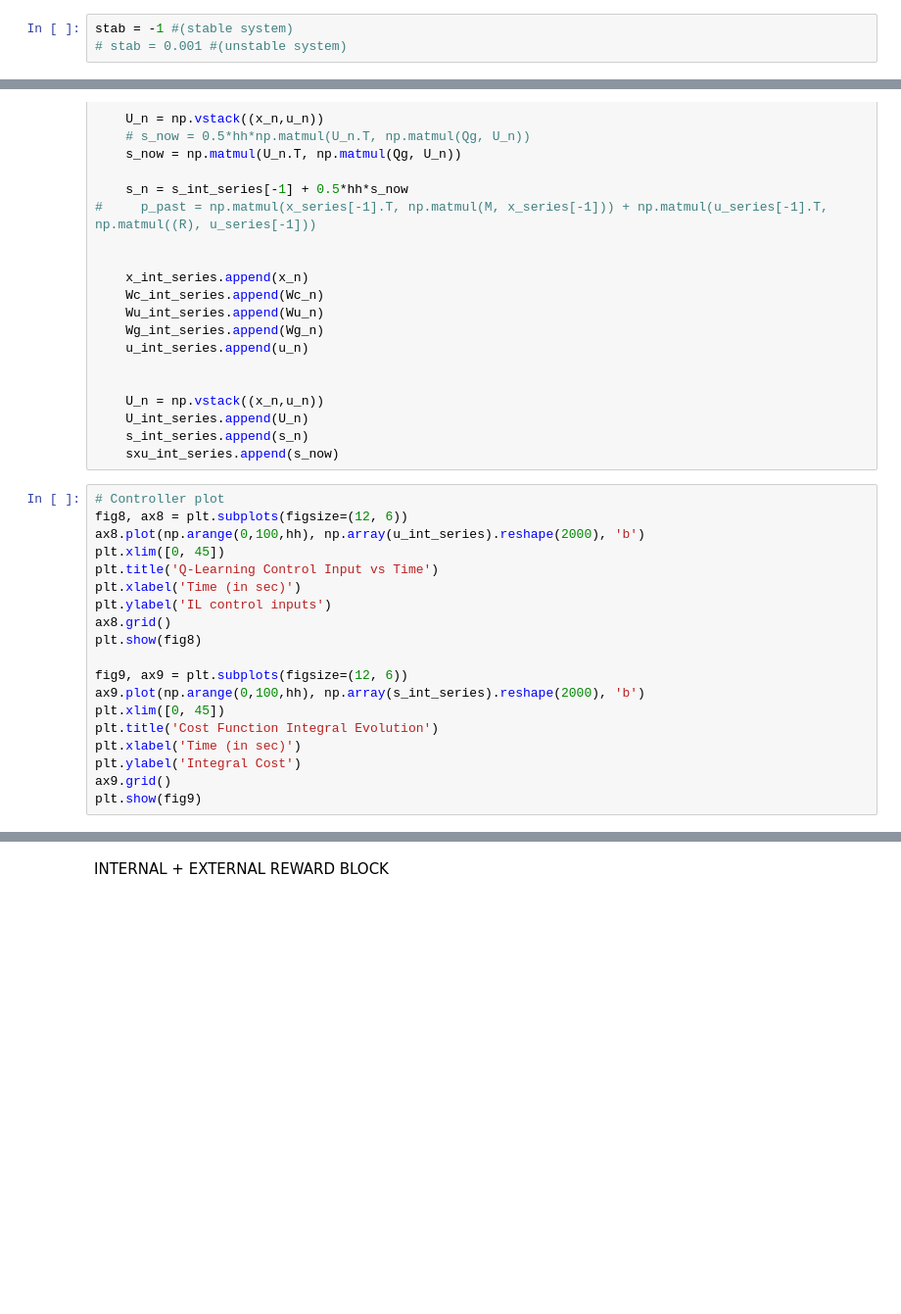
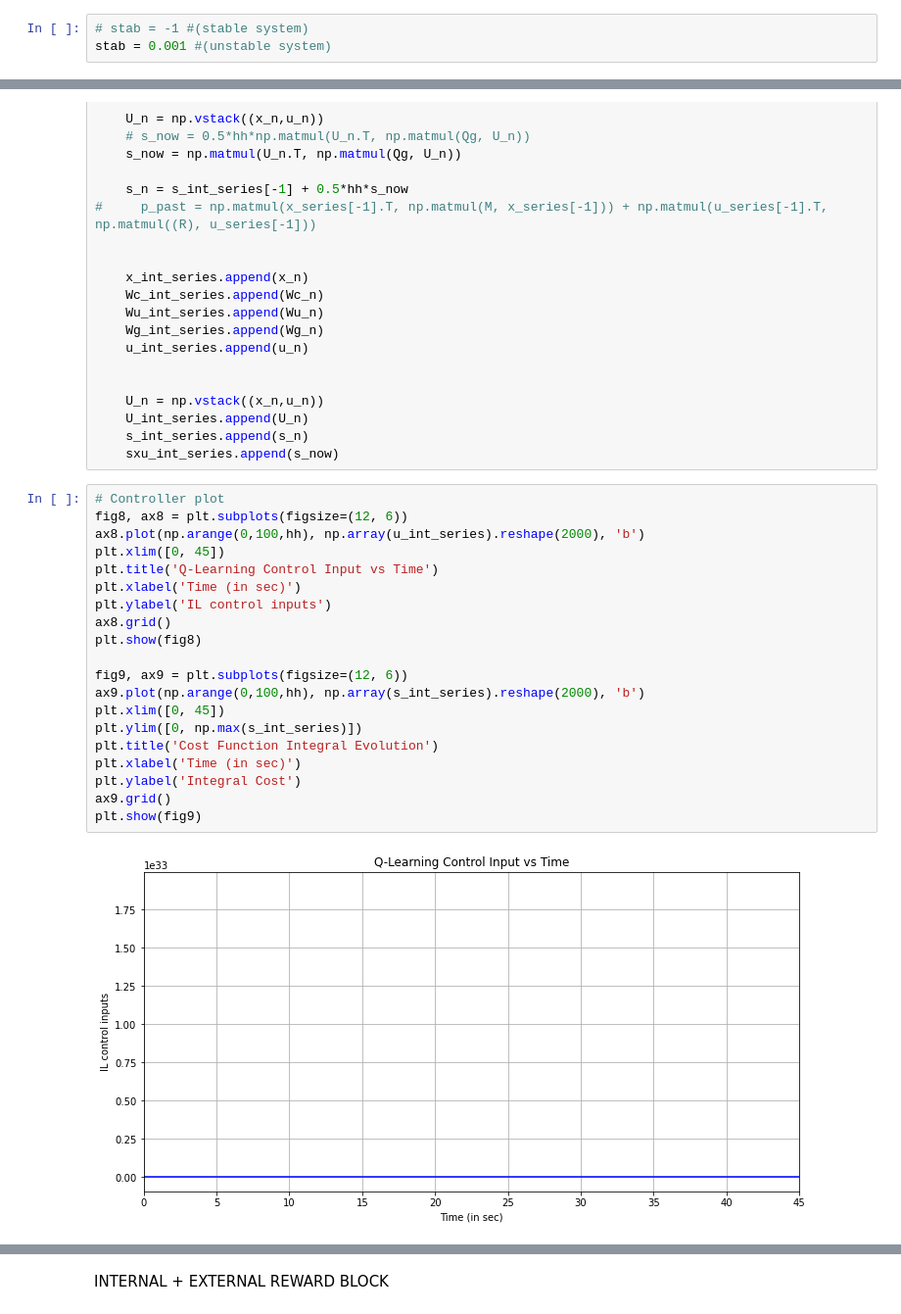
Before and after one commit to pconnelly410/IRL, a Jupyter notebook: IR_with_rxu.ipynb, the cells around one changed output, grey strips where cells are left out. Shown: that part at 98% size. Drawn from its saved outputs; the diff is of its cells as text; blank space fills up the shorter version.

```diff
--- a/IR_with_rxu.ipynb
+++ b/IR_with_rxu.ipynb
@@ -11,8 +11,8 @@ HERE=Path.cwd()
 # %% [markdown]
 INIT SYSTEM BLOCK
 # %%
-stab = -1 #(stable system)
-# stab = 0.001 #(unstable system)
+# stab = -1 #(stable system)
+stab = 0.001 #(unstable system)
 # %%
 # System Initialization
 
@@ -665,19 +707,22 @@ for t in np.arange(hh,100,hh):
 # %%
 # Controller plot
 fig8, ax8 = plt.subplots(figsize=(12, 6))
 ax8.plot(np.arange(0,100,hh), np.array(u_int_series).reshape(2000), 'b')
 plt.xlim([0, 45])
 plt.title('Q-Learning Control Input vs Time')
 plt.xlabel('Time (in sec)')
 plt.ylabel('IL control inputs')
 ax8.grid()
 plt.show(fig8)
 
 fig9, ax9 = plt.subplots(figsize=(12, 6))
 ax9.plot(np.arange(0,100,hh), np.array(s_int_series).reshape(2000), 'b')
 plt.xlim([0, 45])
+plt.ylim([0, np.max(s_int_series)])
 plt.title('Cost Function Integral Evolution')
 plt.xlabel('Time (in sec)')
 plt.ylabel('Integral Cost')
 ax9.grid()
 plt.show(fig9)
+# %% [output]
+[figure, added]
```
Also changed, not shown: parts of 9 cells of this notebook, 2 other files.
